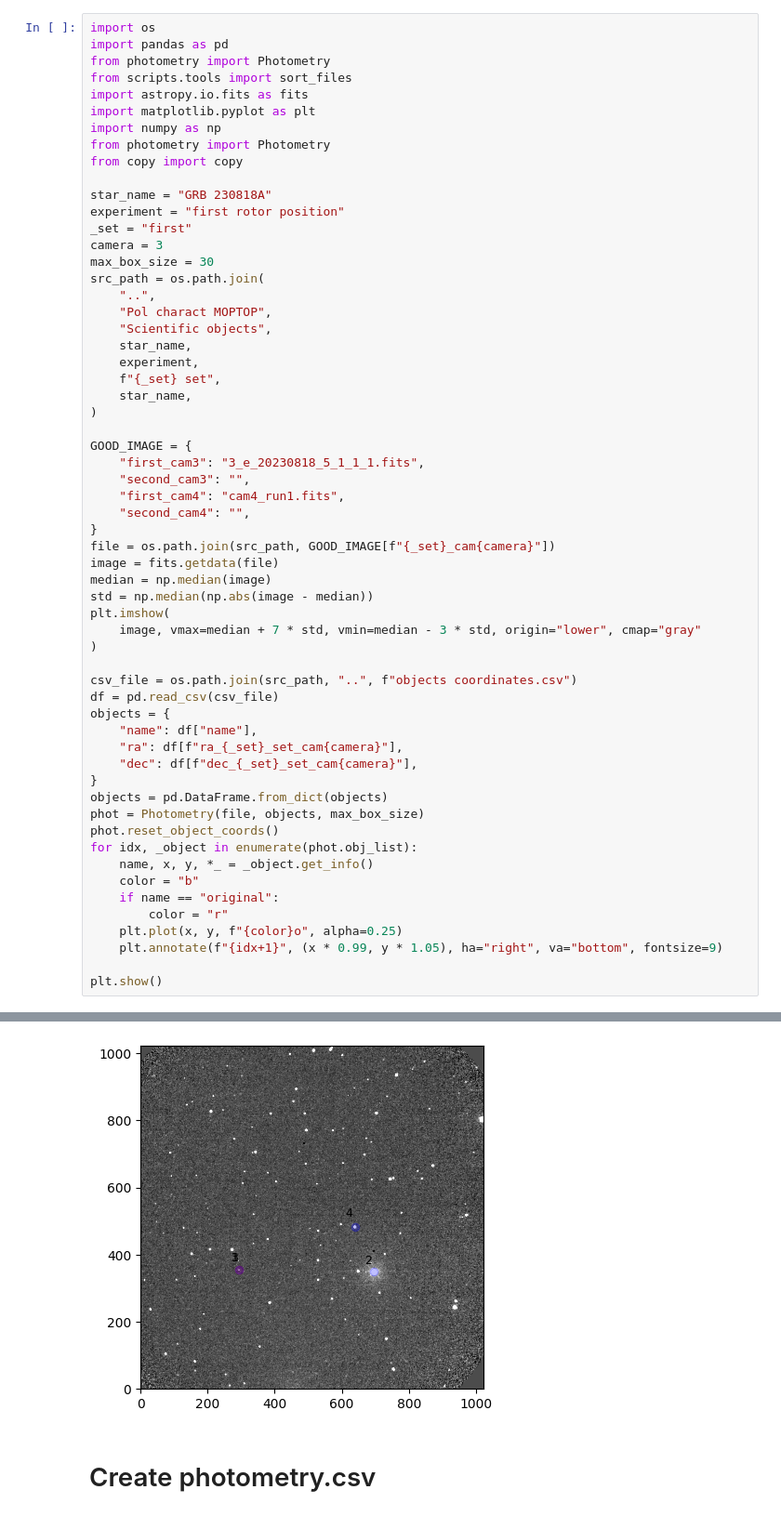
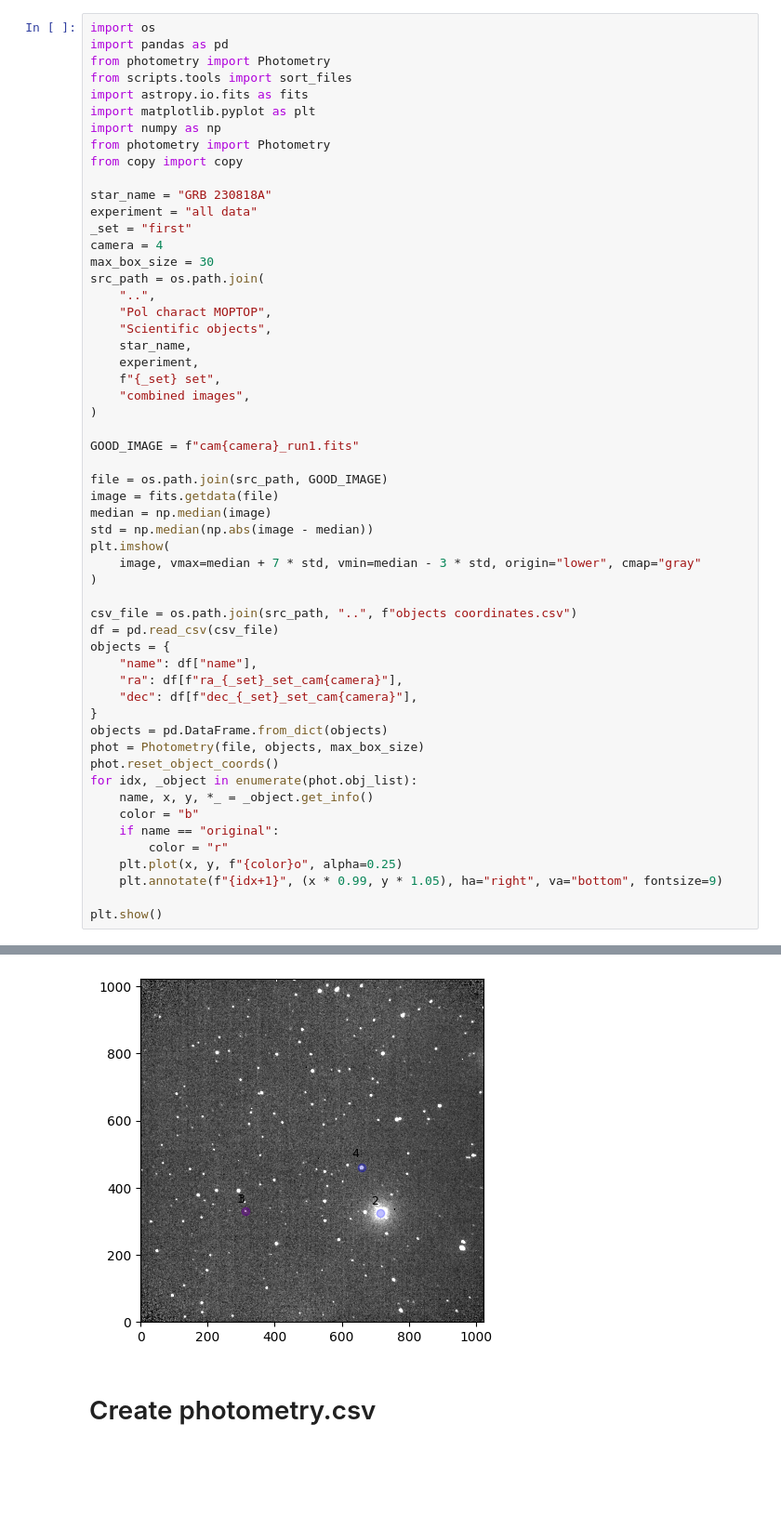
Before and after one commit to DBernardes/Tools-for-the-MOPTOP-pipeline-products, a Jupyter notebook: photometry_extraction.ipynb, the cells around one changed output, grey strips where cells are left out. Shown at 93% size. Saved outputs shown, nothing was run; the diff lists cells and outputs as text; blank space fills up the shorter version.

```diff
--- a/photometry_extraction.ipynb
+++ b/photometry_extraction.ipynb
@@ -10,9 +10,9 @@ from photometry import Photometry
 from copy import copy
 
 star_name = "GRB 230818A"
-experiment = "first rotor position"
+experiment = "all data"
 _set = "first"
-camera = 3
+camera = 4
 max_box_size = 30
 src_path = os.path.join(
     "..",
@@ -21,16 +21,12 @@ src_path = os.path.join(
     star_name,
     experiment,
     f"{_set} set",
-    star_name,
+    "combined images",
 )
 
-GOOD_IMAGE = {
-    "first_cam3": "3_e_20230818_5_1_1_1.fits",
-    "second_cam3": "",
-    "first_cam4": "cam4_run1.fits",
-    "second_cam4": "",
-}
-file = os.path.join(src_path, GOOD_IMAGE[f"{_set}_cam{camera}"])
+GOOD_IMAGE = f"cam{camera}_run1.fits"
+
+file = os.path.join(src_path, GOOD_IMAGE)
 image = fits.getdata(file)
 median = np.median(image)
 std = np.median(np.abs(image - median))
@@ -65,4 +61,4 @@ Set MJD-END to 60174.979820 from DATE-END'. [astropy.wcs.wcs]
-[figure, old version]
+[figure, new version]
 # %% [markdown]
 # Create photometry.csv
 # %%
```
Also changed, not shown: parts of 4 cells of this notebook, 2 other files.
